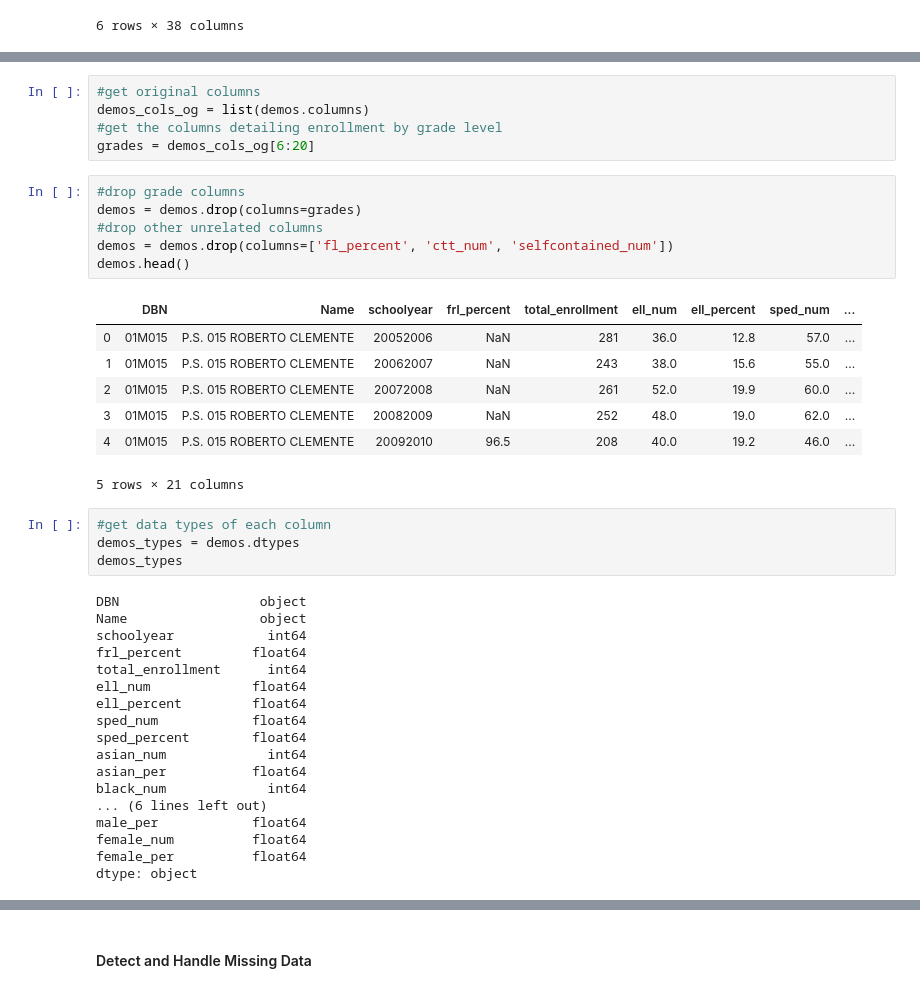
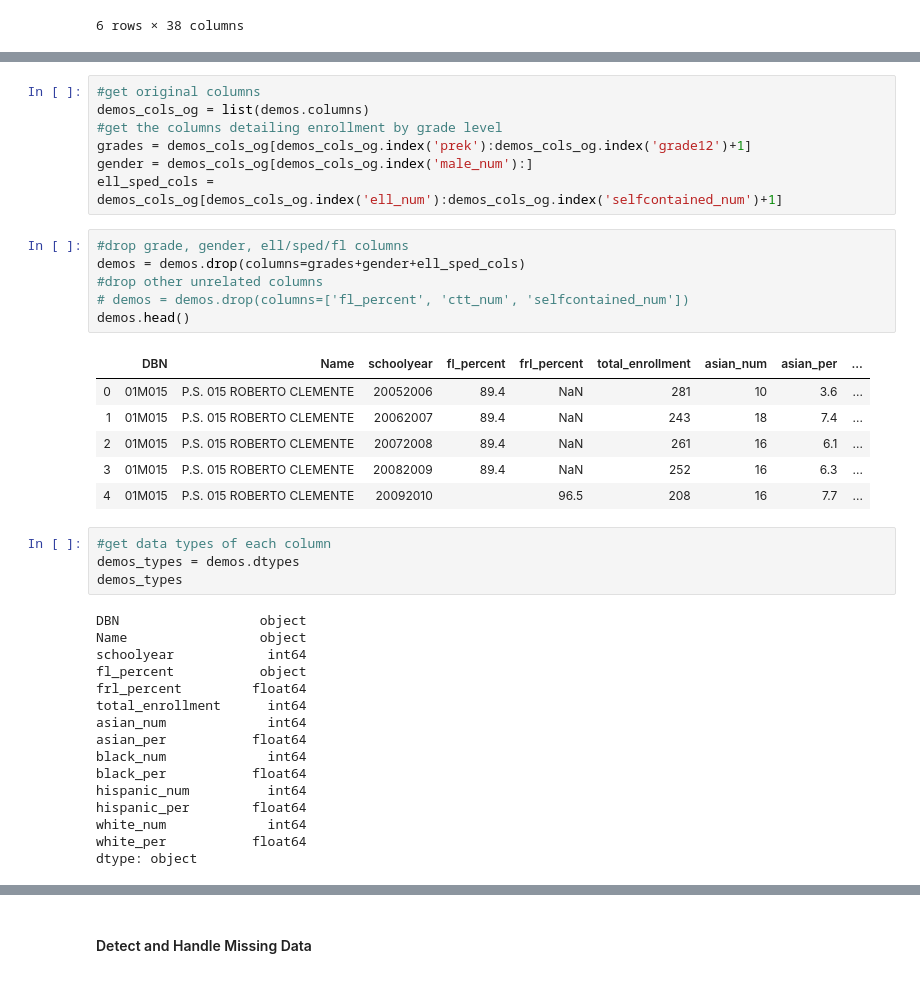
Before and after one commit to jacquelinekclee/data_cleaning_exploration_nyc_schools_sat, a Jupyter notebook: data_cleaning_sat_ny.ipynb, the cells around one changed output, grey strips where cells are left out. Saved outputs shown, nothing was run; the diff lists cells and outputs as text.

```diff
--- a/data_cleaning_sat_ny.ipynb
+++ b/data_cleaning_sat_ny.ipynb
@@ -260,21 +273,22 @@ I will focus on columns that reveal information about students' ethnicity, socio
 #get original columns
 demos_cols_og = list(demos.columns)
 #get the columns detailing enrollment by grade level
-grades = demos_cols_og[6:20]
+grades = demos_cols_og[demos_cols_og.index('prek'):demos_cols_og.index('grade12')+1]
+gender = demos_cols_og[demos_cols_og.index('male_num'):]
+ell_sped_cols = demos_cols_og[demos_cols_og.index('ell_num'):demos_cols_og.index('selfcontained_num')+1]
 # %%
-#drop grade columns
-demos = demos.drop(columns=grades)
+#drop grade, gender, ell/sped/fl columns
+demos = demos.drop(columns=grades+gender+ell_sped_cols)
 #drop other unrelated columns
-demos = demos.drop(columns=['fl_percent', 'ctt_num', 'selfcontained_num'])
+# demos = demos.drop(columns=['fl_percent', 'ctt_num', 'selfcontained_num'])
 demos.head()
 # %% [output]
-|  | DBN | Name | schoolyear | frl_percent | total_enrollment | ell_num | ell_percent | sped_num | ... |
-| 0 | 01M015 | P.S. 015 ROBERTO CLEMENTE | 20052006 | NaN | 281 | 36.0 | 12.8 | 57.0 | ... |
-| 1 | 01M015 | P.S. 015 ROBERTO CLEMENTE | 20062007 | NaN | 243 | 38.0 | 15.6 | 55.0 | ... |
-| 2 | 01M015 | P.S. 015 ROBERTO CLEMENTE | 20072008 | NaN | 261 | 52.0 | 19.9 | 60.0 | ... |
-| 3 | 01M015 | P.S. 015 ROBERTO CLEMENTE | 20082009 | NaN | 252 | 48.0 | 19.0 | 62.0 | ... |
-| 4 | 01M015 | P.S. 015 ROBERTO CLEMENTE | 20092010 | 96.5 | 208 | 40.0 | 19.2 | 46.0 | ... |
+|  | DBN | Name | schoolyear | fl_percent | frl_percent | total_enrollment | asian_num | asian_per | ... |
+| 0 | 01M015 | P.S. 015 ROBERTO CLEMENTE | 20052006 | 89.4 | NaN | 281 | 10 | 3.6 | ... |
+| 1 | 01M015 | P.S. 015 ROBERTO CLEMENTE | 20062007 | 89.4 | NaN | 243 | 18 | 7.4 | ... |
+| 2 | 01M015 | P.S. 015 ROBERTO CLEMENTE | 20072008 | 89.4 | NaN | 261 | 16 | 6.1 | ... |
+| 3 | 01M015 | P.S. 015 ROBERTO CLEMENTE | 20082009 | 89.4 | NaN | 252 | 16 | 6.3 | ... |
+| 4 | 01M015 | P.S. 015 ROBERTO CLEMENTE | 20092010 |  | 96.5 | 208 | 16 | 7.7 | ... |
-5 rows × 21 columns
 # %%
 #get data types of each column
 demos_types = demos.dtypes
@@ -283,19 +297,17 @@ demos_types
 DBN                  object
 Name                 object
 schoolyear            int64
+fl_percent           object
 frl_percent         float64
 total_enrollment      int64
-ell_num             float64
-ell_percent         float64
-sped_num            float64
-sped_percent        float64
 asian_num             int64
 asian_per           float64
 black_num             int64
-... (6 lines left out)
-male_per            float64
-female_num          float64
-female_per          float64
+black_per           float64
+hispanic_num          int64
+hispanic_per        float64
+white_num             int64
+white_per           float64
 dtype: object
 # %%
 #keep only 20112012 data
```
Also changed, not shown: parts of 23 cells of this notebook.
